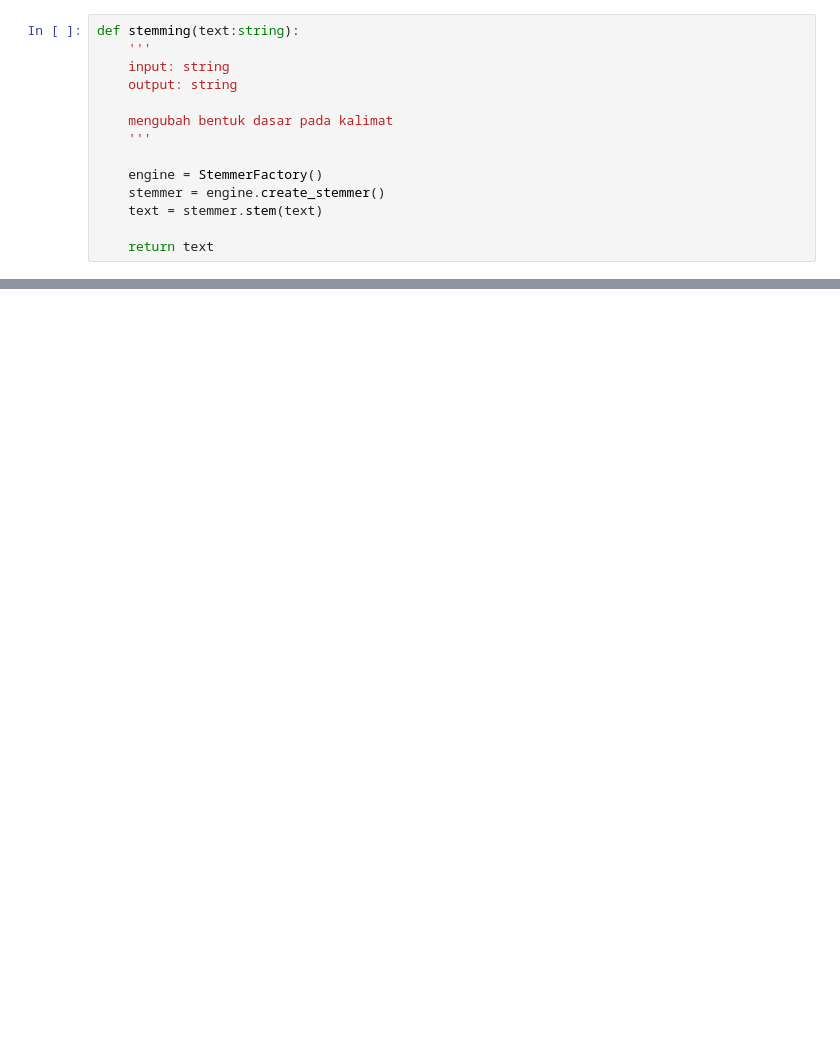
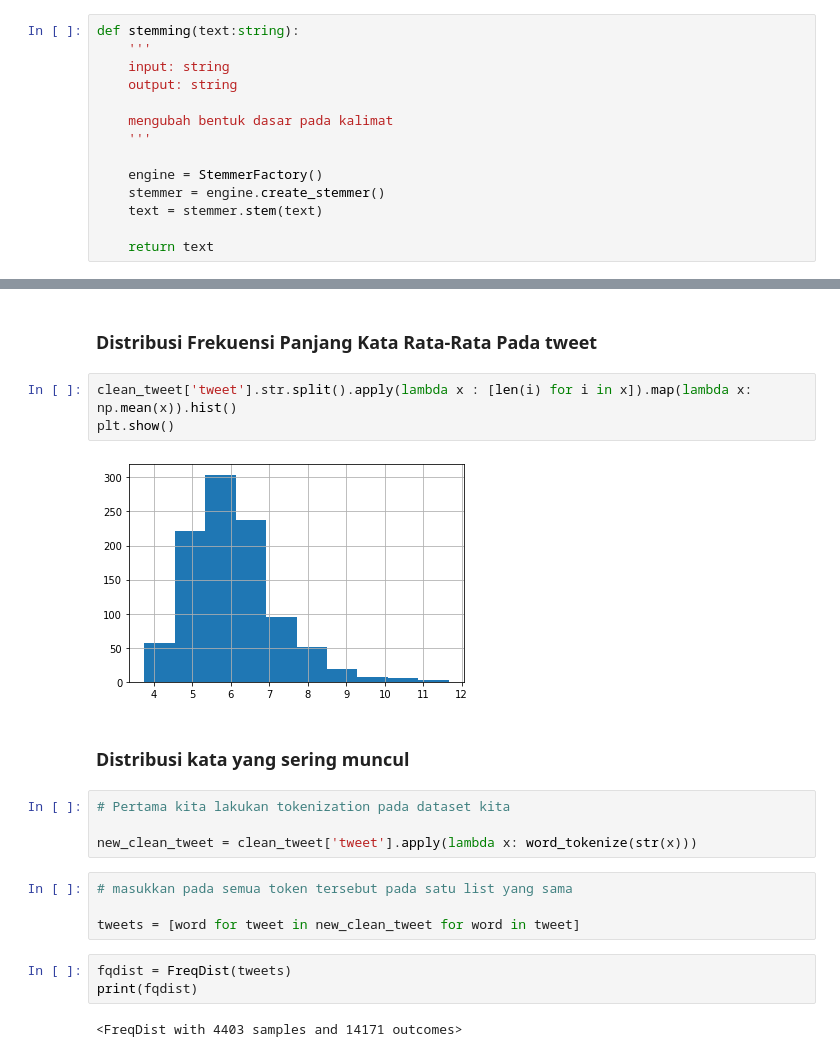
Before and after one commit to ighfirlyan/twitter-api, a Jupyter notebook: tugas_24_ighfirlyan.ipynb, the cells around one changed output, grey strips where cells are left out. Saved outputs shown, nothing was run; the diff lists cells and outputs as text; blank space fills up the shorter version.

```diff
--- a/tugas_24_ighfirlyan.ipynb
+++ b/tugas_24_ighfirlyan.ipynb
@@ -116,0 +140,22 @@ new_clean_tweet.describe()
+# %% [markdown]
+### Distribusi Frekuensi Panjang Kata Rata-Rata Pada tweet
+# %%
+clean_tweet['tweet'].str.split().apply(lambda x : [len(i) for i in x]).map(lambda x: np.mean(x)).hist()
+plt.show()
+# %% [output]
+[figure, added]
+# %% [markdown]
+### Distribusi kata yang sering muncul
+# %%
+# Pertama kita lakukan tokenization pada dataset kita
+
+new_clean_tweet = clean_tweet['tweet'].apply(lambda x: word_tokenize(str(x)))
+# %%
+# masukkan pada semua token tersebut pada satu list yang sama
+
+tweets = [word for tweet in new_clean_tweet for word in tweet]
+# %%
+fqdist = FreqDist(tweets)
+print(fqdist)
+# %% [output]
+<FreqDist with 4403 samples and 14171 outcomes>
```
Also changed, not shown: parts of 24 cells of this notebook, 3 other files.
